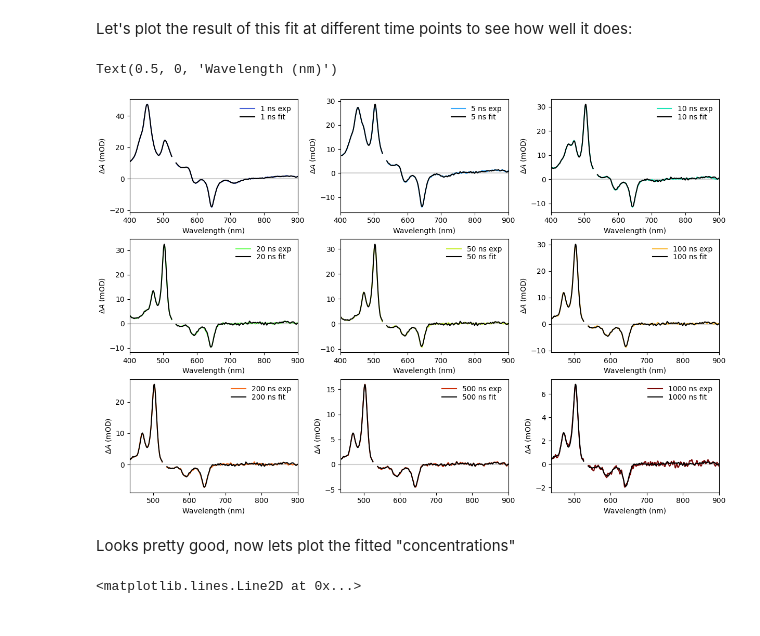
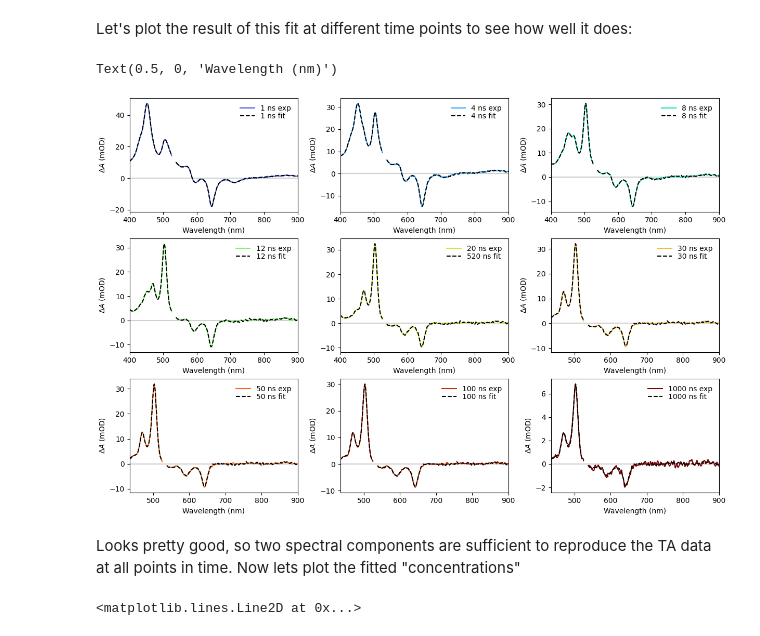
Before and after one commit to anstuart/Python_for_Optical_Spec_Analysis_JLabWorkshop, a Jupyter notebook: Workshop-Expanded.ipynb, the cells around one changed output. Cells and saved outputs as stored; diff of their text form; code cells hidden in the pictures.

```diff
--- a/Workshop-Expanded.ipynb
+++ b/Workshop-Expanded.ipynb
@@ -669,91 +672,91 @@ fig, ax = plt.subplots(3, 3, figsize=(4.5*2.7, 3*2.7), constrained_layout=True)
 ax[0,0].axhline(0, c="#d0d0d0")
 tindex=np.argmin(np.abs(time - 1))
 ax[0,0].plot(wavelength, DAa[tindex,:],c=colours[1], label="1 ns exp")
-ax[0,0].plot(wavelength, DA_sim[tindex,:],c='black', label="1 ns fit")
+ax[0,0].plot(wavelength, DA_sim[tindex,:],'--',c='black', label="1 ns fit")
 ax[0,0].legend(frameon=False,labelspacing=0.1,fontsize=10)
 #5 ns
 ax[0,1].axhline(0, c="#d0d0d0")
-tindex=np.argmin(np.abs(time - 5))
-ax[0,1].plot(wavelength, DAa[tindex,:],c=colours[2], label="5 ns exp")
-ax[0,1].plot(wavelength, DA_sim[tindex,:],c='black', label="5 ns fit")
+tindex=np.argmin(np.abs(time - 4))
+ax[0,1].plot(wavelength, DAa[tindex,:],c=colours[2], label="4 ns exp")
+ax[0,1].plot(wavelength, DA_sim[tindex,:],'--',c='black', label="4 ns fit")
 ax[0,1].legend(frameon=False,labelspacing=0.1,fontsize=10)
 #20 ns
 ax[0,2].axhline(0, c="#d0d0d0")
-tindex=np.argmin(np.abs(time - 10))
-ax[0,2].plot(wavelength, DAa[tindex,:],c=colours[3], label="10 ns exp")
-ax[0,2].plot(wavelength, DA_sim[tindex,:],c='black', label="10 ns fit")
+tindex=np.argmin(np.abs(time - 8))
+ax[0,2].plot(wavelength, DAa[tindex,:],c=colours[3], label="8 ns exp")
+ax[0,2].plot(wavelength, DA_sim[tindex,:],'--',c='black', label="8 ns fit")
 ax[0,2].legend(frameon=False,labelspacing=0.1,fontsize=10)
 #200 ns
 ax[1,0].axhline(0, c="#d0d0d0")
-tindex=np.argmin(np.abs(time - 20))
-ax[1,0].plot(wavelength, DAa[tindex,:],c=colours[4], label="20 ns exp")
-ax[1,0].plot(wavelength, DA_sim[tindex,:],c='black', label="20 ns fit")
+tindex=np.argmin(np.abs(time - 12))
+ax[1,0].plot(wavelength, DAa[tindex,:],c=colours[4], label="12 ns exp")
+ax[1,0].plot(wavelength, DA_sim[tindex,:],'--',c='black', label="12 ns fit")
 ax[1,0].set_ylabel("$\Delta T/T$ (x10$^{-3}$)")
 ax[1,0].legend(frameon=False,labelspacing=0.1,fontsize=10)
 #2000 ns
 ax[1,1].axhline(0, c="#d0d0d0")
-tindex=np.argmin(np.abs(time - 50))
-ax[1,1].plot(wavelength, DAa[tindex,:],c=colours[5], label="50 ns exp")
-ax[1,1].plot(wavelength, DA_sim[tindex,:],c='black', label="50 ns fit")
+tindex=np.argmin(np.abs(time - 20))
+ax[1,1].plot(wavelength, DAa[tindex,:],c=colours[5], label="20 ns exp")
+ax[1,1].plot(wavelength, DA_sim[tindex,:],'--',c='black', label="520 ns fit")
 ax[1,1].legend(frameon=False,labelspacing=0.1,fontsize=10)
 #3000 ns
 ax[1,2].axhline(0, c="#d0d0d0")
-tindex=np.argmin(np.abs(time - 100))
-ax[1,2].plot(wavelength, DAa[tindex,:],c=colours[6], label="100 ns exp")
-ax[1,2].plot(wavelength, DA_sim[tindex,:],c='black', label="100 ns fit")
+tindex=np.argmin(np.abs(time - 30))
+ax[1,2].plot(wavelength, DAa[tindex,:],c=colours[6], label="30 ns exp")
+ax[1,2].plot(wavelength, DA_sim[tindex,:],'--',c='black', label="30 ns fit")
 ax[1,2].legend(frameon=False,labelspacing=0.1,fontsize=10)
 #10 us
 ax[2,0].axhline(0, c="#d0d0d0")
-tindex=np.argmin(np.abs(time - 200))
-ax[2,0].plot(wavelength, DAa[tindex,:],c=colours[7], label="200 ns exp")
-ax[2,0].plot(wavelength, DA_sim[tindex,:],c='black', label="200 ns fit")
+tindex=np.argmin(np.abs(time - 50))
+ax[2,0].plot(wavelength, DAa[tindex,:],c=colours[7], label="50 ns exp")
+ax[2,0].plot(wavelength, DA_sim[tindex,:],'--',c='black', label="50 ns fit")
 ax[2,0].legend(frameon=False,labelspacing=0.1,fontsize=10)
 #90 us
 ax[2,1].axhline(0, c="#d0d0d0")
-tindex=np.argmin(np.abs(time - 500))
-ax[2,1].plot(wavelength, DAa[tindex,:],c=colours[8], label="500 ns exp")
-ax[2,1].plot(wavelength, DA_sim[tindex,:],c='black', label="500 ns fit")
+tindex=np.argmin(np.abs(time - 100))
+ax[2,1].plot(wavelength, DAa[tindex,:],c=colours[8], label="100 ns exp")
+ax[2,1].plot(wavelength, DA_sim[tindex,:],'--',c='black', label="100 ns fit")
 ax[2,1].legend(frameon=False,labelspacing=0.1,fontsize=10)
 #180 us
 ax[2,2].axhline(0, c="#d0d0d0")
 tindex=np.argmin(np.abs(time - 1000))
 ax[2,2].plot(wavelength, DAa[tindex,:],c=colours[9], label="1000 ns exp")
-ax[2,2].plot(wavelength, DA_sim[tindex,:],c='black', label="1000 ns fit")
+ax[2,2].plot(wavelength, DA_sim[tindex,:],'--',c='black', label="1000 ns fit")
 ax[2,2].legend(frameon=False,labelspacing=0.1,fontsize=10)
 
 ax[0,0].set_xlim(400, 900)
 ax[0,1].set_xlim(400, 900)
 ax[0,2].set_xlim(400, 900)
 ax[1,0].set_xlim(400, 900)
 ax[1,1].set_xlim(400, 900)
 ax[1,2].set_xlim(435, 900)
 ax[2,0].set_xlim(435, 900)
 ax[2,1].set_xlim(435, 900)
 ax[2,2].set_xlim(435, 900)
 
 ax[0,0].set_ylabel("$\Delta A$ (mOD)")
 ax[0,1].set_ylabel("$\Delta A$ (mOD)")
 ax[0,2].set_ylabel("$\Delta A$ (mOD)")
 ax[1,0].set_ylabel("$\Delta A$ (mOD)")
 ax[1,2].set_ylabel("$\Delta A$ (mOD)")
 ax[1,2].set_ylabel("$\Delta A$ (mOD)")
 ax[2,0].set_ylabel("$\Delta A$ (mOD)")
 ax[2,1].set_ylabel("$\Delta A$ (mOD)")
 ax[2,2].set_ylabel("$\Delta A$ (mOD)")
 ax[0,0].set_xlabel("Wavelength (nm)")
 ax[0,1].set_xlabel("Wavelength (nm)")
 ax[0,2].set_xlabel("Wavelength (nm)")
 ax[1,0].set_xlabel("Wavelength (nm)")
 ax[1,1].set_xlabel("Wavelength (nm)")
 ax[1,2].set_xlabel("Wavelength (nm)")
 ax[2,0].set_xlabel("Wavelength (nm)")
 ax[2,2].set_xlabel("Wavelength (nm)")
 ax[2,2].set_xlabel("Wavelength (nm)")
 # %% [output]
 Text(0.5, 0, 'Wavelength (nm)')
-[figure, old version]
+[figure, new version]
 # %% [markdown]
-Looks pretty good, now lets plot the fitted "concentrations"
+Looks pretty good, so two spectral components are sufficient to reproduce the TA data at all points in time. Now lets plot the fitted "concentrations"
 # %%
 #Plot the concentrations
 fig= plt.figure(figsize=(4.5*1.1, 3*1.1),constrained_layout=True)
```
Also changed, not shown: parts of 9 cells of this notebook.
